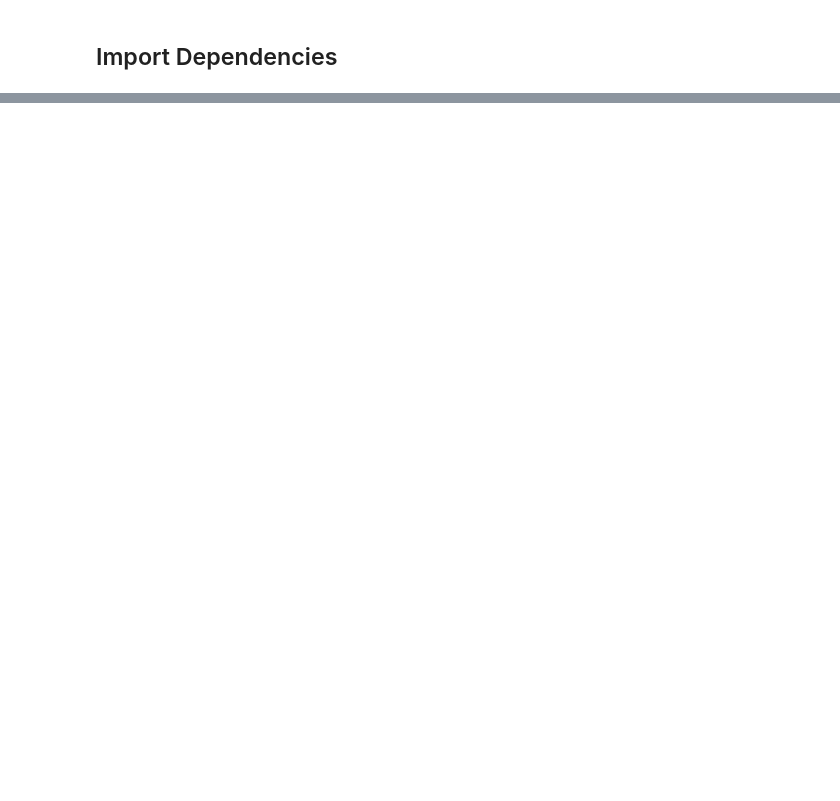
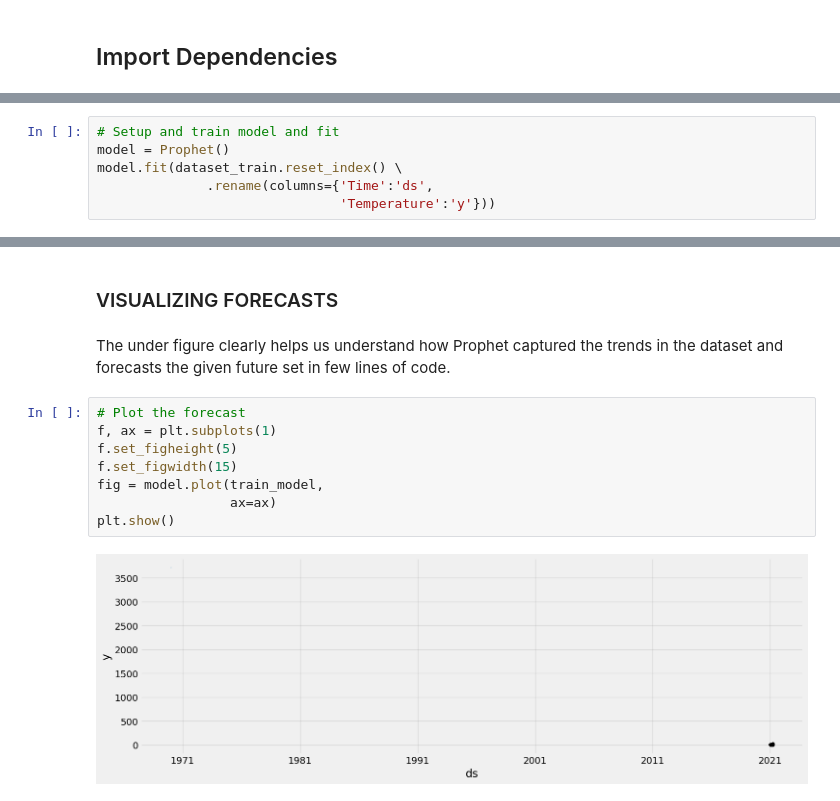
Before and after one commit to andiub97/iot-project, a Jupyter notebook: forecasting/prophetForecasting.ipynb, the cells around one changed output, grey strips where cells are left out. Drawn from its saved outputs; the diff is of its cells as text; blank space fills up the shorter version.

```diff
--- a/forecasting/prophetForecasting.ipynb
+++ b/forecasting/prophetForecasting.ipynb
@@ -430,0 +171,6 @@ pickle.dump(model_fit, open('gas-model', 'wb'))
+# %%
+# Setup and train model and fit
+model = Prophet()
+model.fit(dataset_train.reset_index() \
+              .rename(columns={'Time':'ds',
+                               'Temperature':'y'}))
@@ -430,0 +240,14 @@ pickle.dump(model_fit, open('gas-model', 'wb'))
+# %% [markdown]
+### VISUALIZING FORECASTS
+# %% [markdown]
+The under figure clearly helps us understand how Prophet captured the trends in the dataset and forecasts the given future set in few lines of code.
+# %%
+# Plot the forecast
+f, ax = plt.subplots(1)
+f.set_figheight(5)
+f.set_figwidth(15)
+fig = model.plot(train_model,
+                 ax=ax)
+plt.show()
+# %% [output]
+[figure, added]
```
Also changed, not shown: parts of 98 cells of this notebook, 4 other files.
